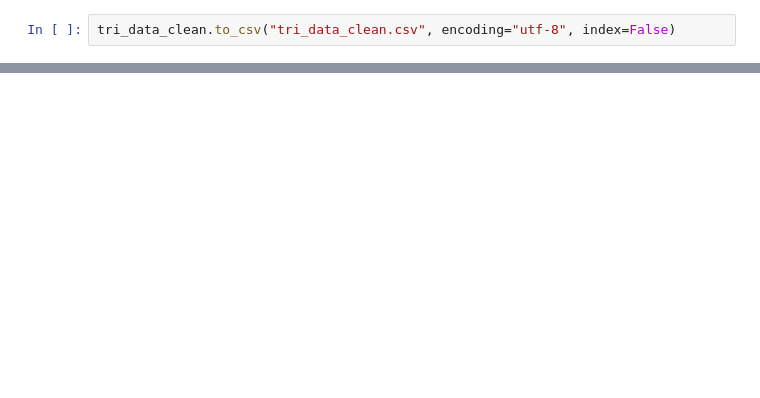
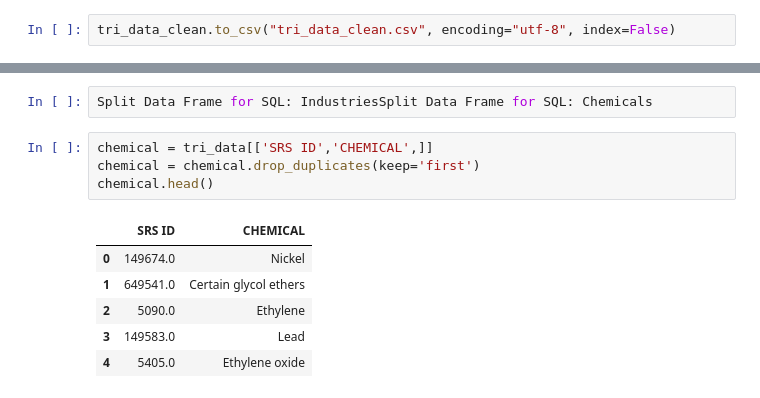
Before and after one commit to lathamlm/Project-03, a Jupyter notebook: cleaning_data.ipynb, the cells around one changed output, grey strips where cells are left out. Cells and saved outputs as stored; diff of their text form; blank space fills up the shorter version.

```diff
--- a/cleaning_data.ipynb
+++ b/cleaning_data.ipynb
@@ -140,0 +205,13 @@ Split Data Frame into 3 additional data frames for SQL: Tribal Lands, Industries
+# %%
+Split Data Frame for SQL: IndustriesSplit Data Frame for SQL: Chemicals
+# %%
+chemical = tri_data[['SRS ID','CHEMICAL',]]
+chemical = chemical.drop_duplicates(keep='first')
+chemical.head()
+# %% [output]
+|  | SRS ID | CHEMICAL |
+| 0 | 149674.0 | Nickel |
+| 1 | 649541.0 | Certain glycol ethers |
+| 2 | 5090.0 | Ethylene |
+| 3 | 149583.0 | Lead |
+| 4 | 5405.0 | Ethylene oxide |
```
Also changed, not shown: parts of 13 cells of this notebook, 4 other files.
